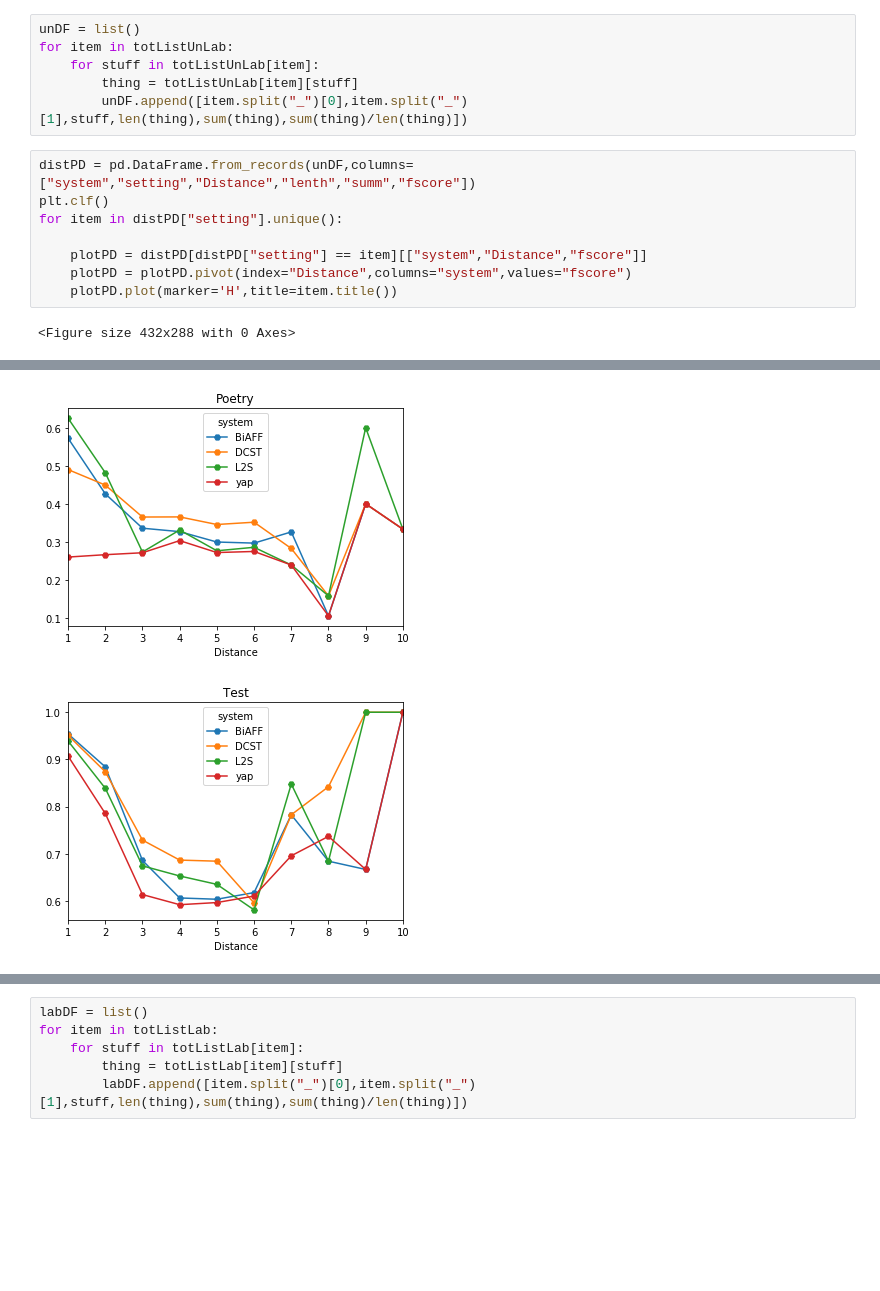
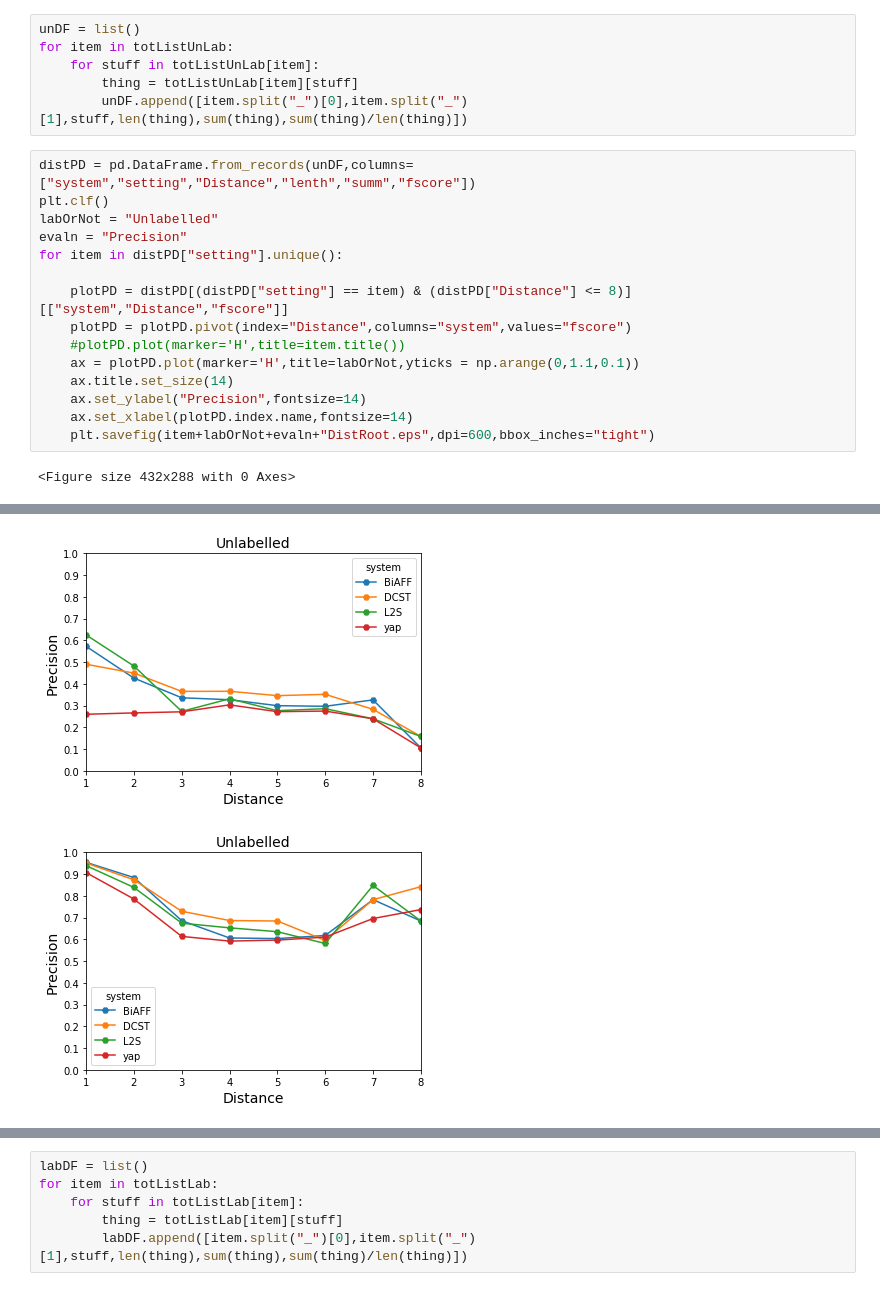
Before and after one commit to krishnamrith12/wscAnalysis, a Jupyter notebook: plots.ipynb, the cells around one changed output, grey strips where cells are left out. Cells and saved outputs as stored; diff of their text form; blank space fills up the shorter version.

Commit message:
new figures

```diff
--- a/plots.ipynb
+++ b/plots.ipynb
@@ -365,10 +389,17 @@ for item in totListUnLab:
 # %%
 distPD = pd.DataFrame.from_records(unDF,columns=["system","setting","Distance","lenth","summ","fscore"])
 plt.clf()
+labOrNot = "Unlabelled"
+evaln = "Precision"
 for item in distPD["setting"].unique():
 
-    plotPD = distPD[distPD["setting"] == item][["system","Distance","fscore"]]
+    plotPD = distPD[(distPD["setting"] == item) & (distPD["Distance"] <= 8)][["system","Distance","fscore"]]
     plotPD = plotPD.pivot(index="Distance",columns="system",values="fscore")
-    plotPD.plot(marker='H',title=item.title())
+    #plotPD.plot(marker='H',title=item.title())
+    ax = plotPD.plot(marker='H',title=labOrNot,yticks = np.arange(0,1.1,0.1))
+    ax.title.set_size(14)
+    ax.set_ylabel("Precision",fontsize=14)
+    ax.set_xlabel(plotPD.index.name,fontsize=14)
+    plt.savefig(item+labOrNot+evaln+"DistRoot.eps",dpi=600,bbox_inches="tight")
 # %% [output]
 <Figure size 432x288 with 0 Axes>
@@ -376,2 +407,2 @@ for item in distPD["setting"].unique():
-[figure, old version]
+[figure, new version]
-[figure, old version]
+[figure, new version]
```
Also changed, not shown: parts of 24 cells of this notebook, 31 other files.
